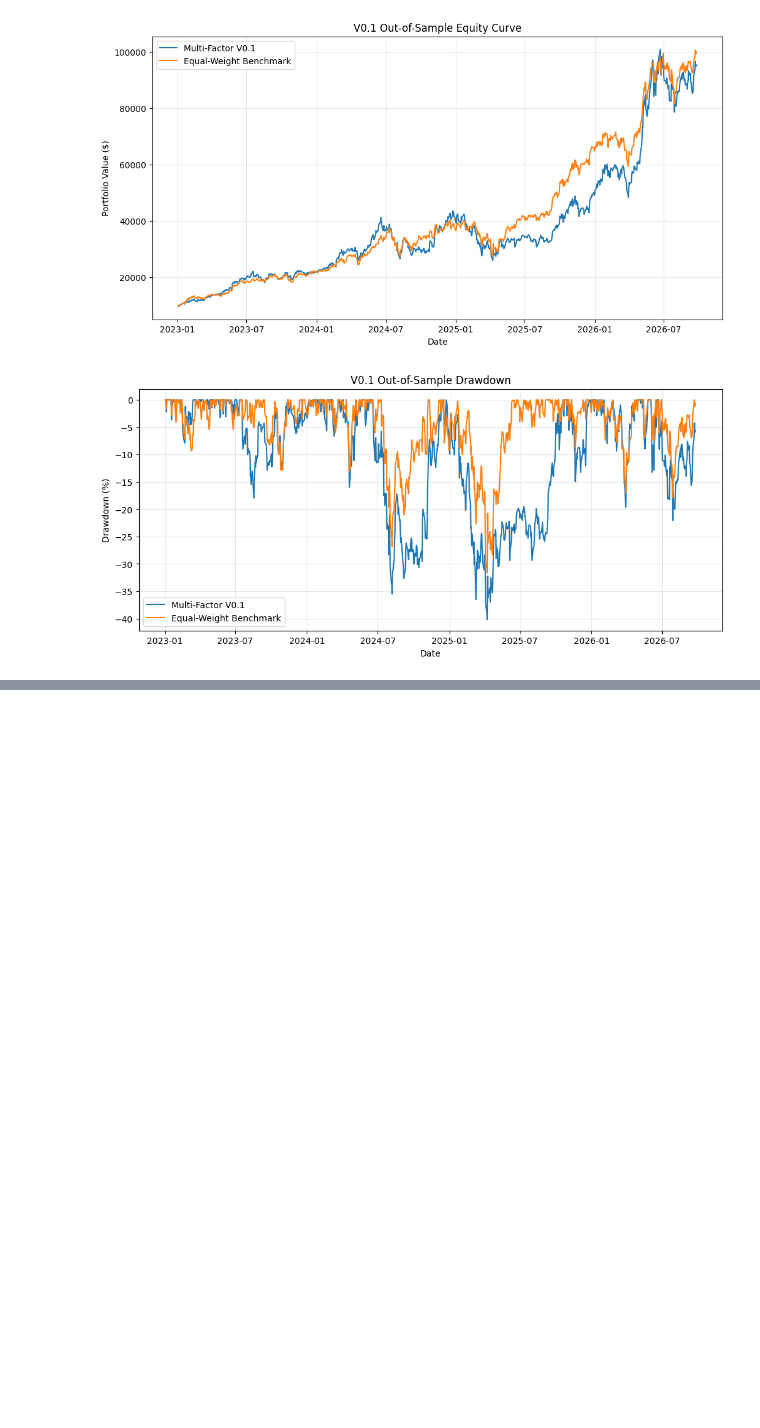
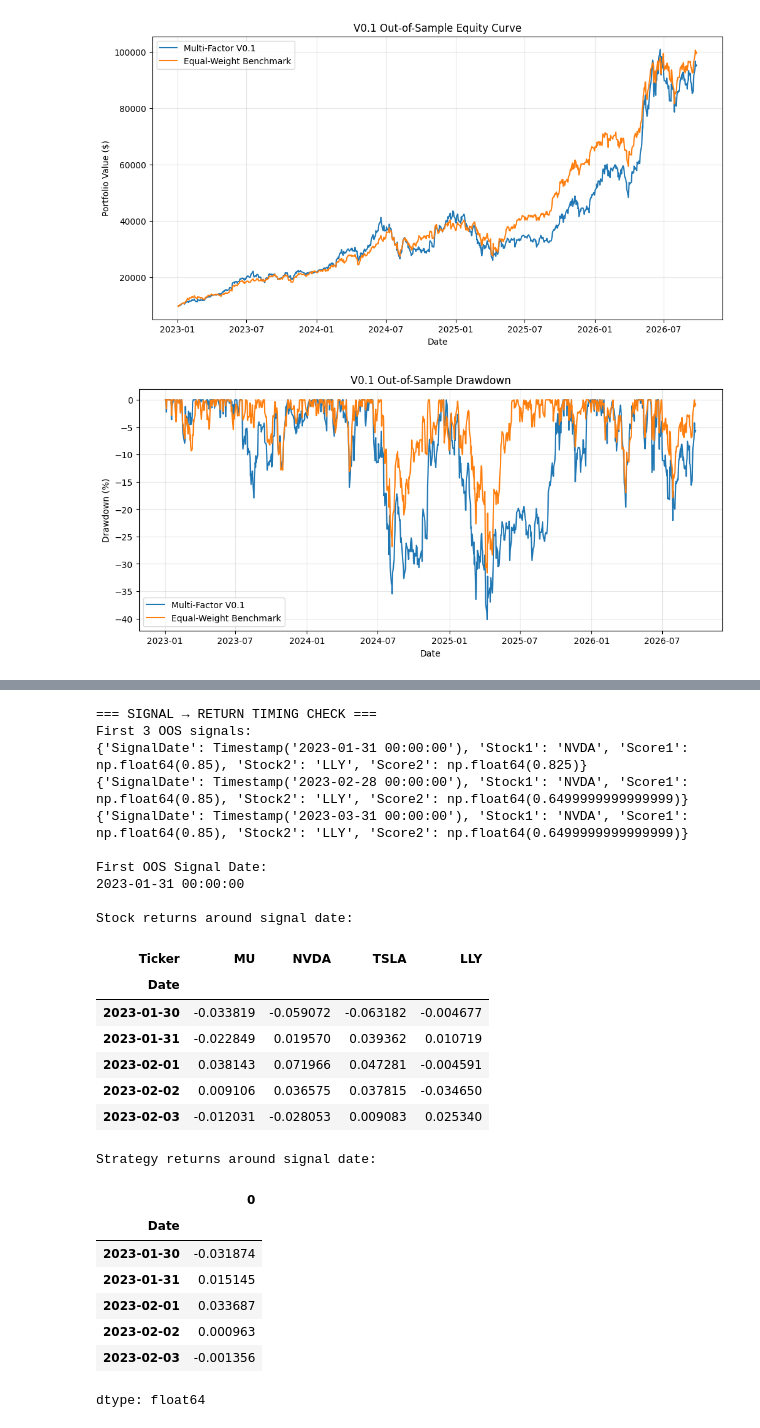
Before and after one commit to memory-Alice/quant-system-ovo, a Jupyter notebook: quant_system_v0_1.ipynb, the cells around one changed output, grey strips where cells are left out. Saved outputs shown, nothing was run; the diff lists cells and outputs as text; code cells hidden in the pictures; blank space fills up the shorter version.

```diff
--- a/quant_system_v0_1.ipynb
+++ b/quant_system_v0_1.ipynb
@@ -4678,0 +4987,60 @@ display(factor_registry_v01)
+# %%
+print("=== SIGNAL → RETURN TIMING CHECK ===")
+
+# First OOS signal
+oos_signals = [
+    s for s in portfolio_signals
+    if s["SignalDate"] >= pd.Timestamp("2023-01-01")
+]
+
+print("First 3 OOS signals:")
+for s in oos_signals[:3]:
+    print(s)
+
+first_signal_date = oos_signals[0]["SignalDate"]
+
+print("\nFirst OOS Signal Date:")
+print(first_signal_date)
+
+print("\nStock returns around signal date:")
+display(
+    oos_stock_returns.loc[
+        first_signal_date - pd.Timedelta(days=3):
+        first_signal_date + pd.Timedelta(days=5)
+    ]
+)
+
+print("\nStrategy returns around signal date:")
+display(
+    oos_strategy_returns.loc[
+        first_signal_date - pd.Timedelta(days=3):
+        first_signal_date + pd.Timedelta(days=5)
+    ]
+)
+# %% [output]
+=== SIGNAL → RETURN TIMING CHECK ===
+First 3 OOS signals:
+{'SignalDate': Timestamp('2023-01-31 00:00:00'), 'Stock1': 'NVDA', 'Score1': np.float64(0.85), 'Stock2': 'LLY', 'Score2': np.float64(0.825)}
+{'SignalDate': Timestamp('2023-02-28 00:00:00'), 'Stock1': 'NVDA', 'Score1': np.float64(0.85), 'Stock2': 'LLY', 'Score2': np.float64(0.6499999999999999)}
+{'SignalDate': Timestamp('2023-03-31 00:00:00'), 'Stock1': 'NVDA', 'Score1': np.float64(0.85), 'Stock2': 'LLY', 'Score2': np.float64(0.6499999999999999)}
+
+First OOS Signal Date:
+2023-01-31 00:00:00
+
+Stock returns around signal date:
+| Ticker | MU | NVDA | TSLA | LLY |
+| Date |  |  |  |  |
+| 2023-01-30 | -0.033819 | -0.059072 | -0.063182 | -0.004677 |
+| 2023-01-31 | -0.022849 | 0.019570 | 0.039362 | 0.010719 |
+| 2023-02-01 | 0.038143 | 0.071966 | 0.047281 | -0.004591 |
+| 2023-02-02 | 0.009106 | 0.036575 | 0.037815 | -0.034650 |
+| 2023-02-03 | -0.012031 | -0.028053 | 0.009083 | 0.025340 |
+Strategy returns around signal date:
+|  | 0 |
+| Date |  |
+| 2023-01-30 | -0.031874 |
+| 2023-01-31 | 0.015145 |
+| 2023-02-01 | 0.033687 |
+| 2023-02-02 | 0.000963 |
+| 2023-02-03 | -0.001356 |
+dtype: float64
```
Also changed, not shown: parts of 16 cells of this notebook.
